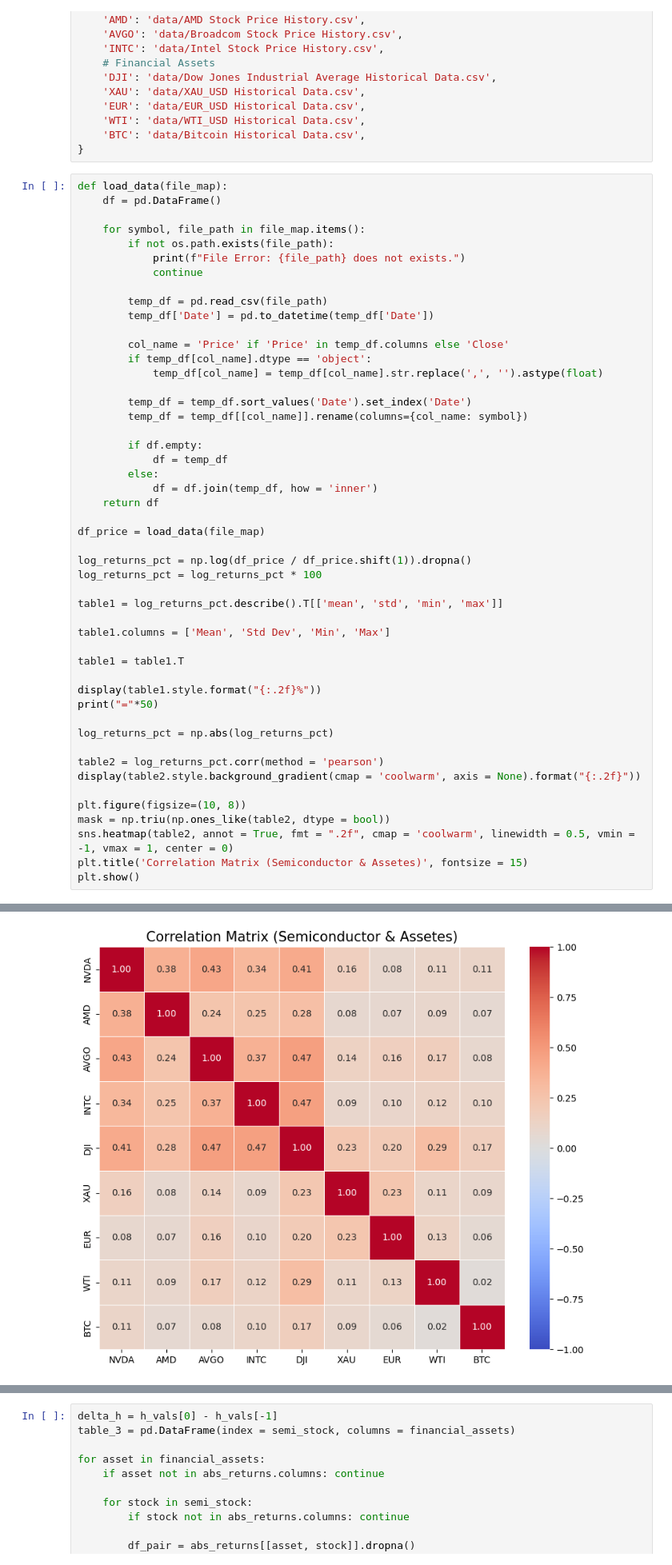
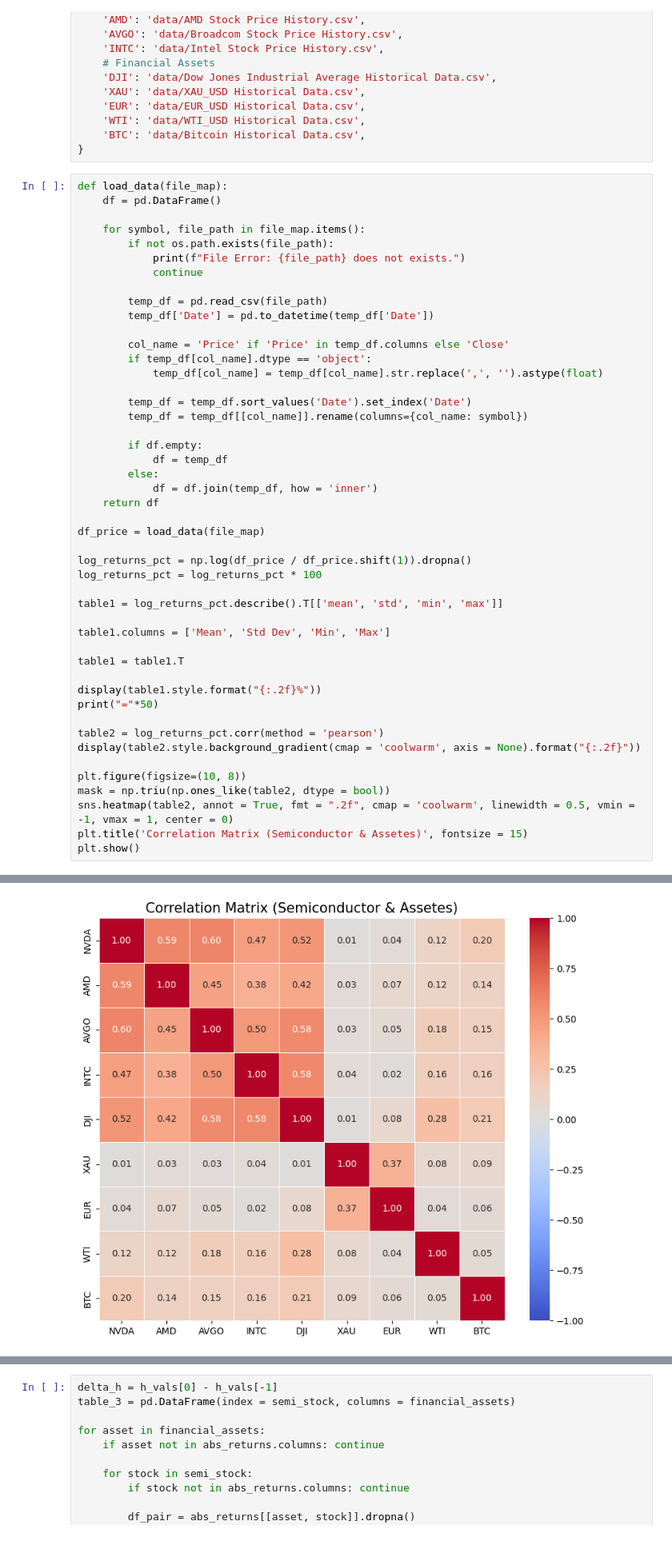
Before and after one commit to turtle-jaewoo/MF-ADCCA, a Jupyter notebook: MF-ADCCA.ipynb, the cells around one changed output, grey strips where cells are left out. Shown at 80% size. Cells and saved outputs as stored; diff of their text form.

```diff
--- a/MF-ADCCA.ipynb
+++ b/MF-ADCCA.ipynb
@@ -193,8 +198,6 @@ table1 = table1.T
 display(table1.style.format("{:.2f}%"))
 print("="*50)
 
-log_returns_pct = np.abs(log_returns_pct)
-
 table2 = log_returns_pct.corr(method = 'pearson')
 display(table2.style.background_gradient(cmap = 'coolwarm', axis = None).format("{:.2f}"))
 
@@ -223 +226 @@ plt.show()
-[figure, old version]
+[figure, new version]
```
Also changed, not shown: parts of 8 cells of this notebook.
